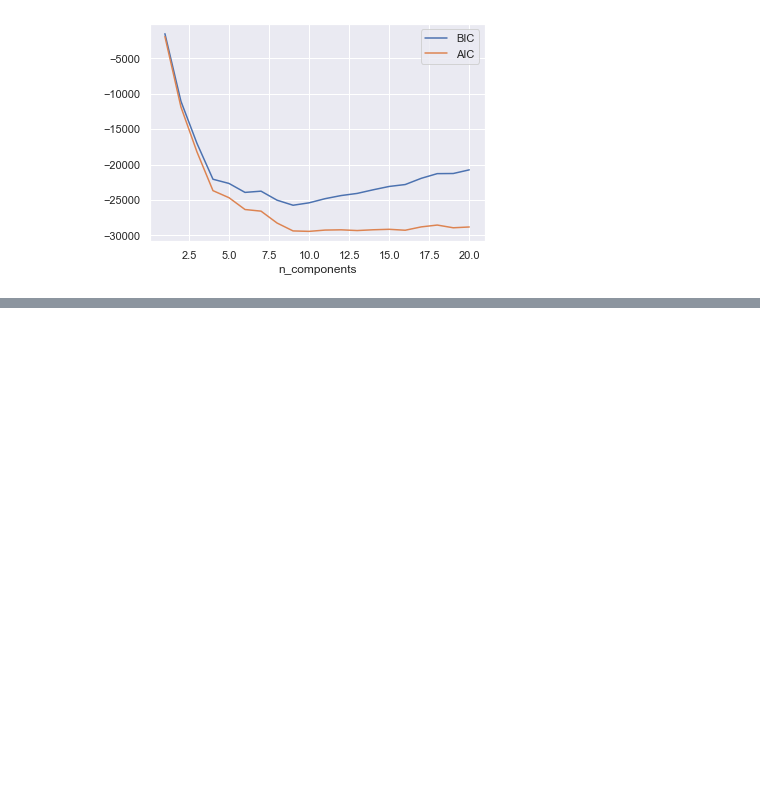
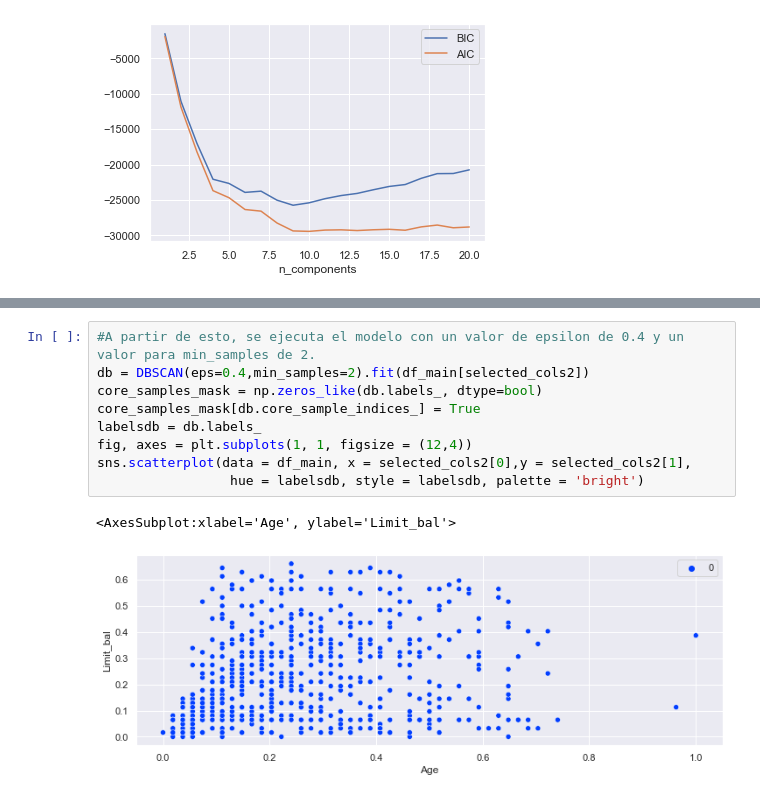
Before and after one commit to jdcardonap2019/BILab2, a Jupyter notebook: Lab2.ipynb, the cells around one changed output, grey strips where cells are left out. Saved outputs shown, nothing was run; the diff lists cells and outputs as text; blank space fills up the shorter version.

Commit message:
DBSCAN

```diff
--- a/Lab2.ipynb
+++ b/Lab2.ipynb
@@ -682,0 +740,12 @@ sns.scatterplot(data = df_main, x = selected_cols2[0],y = selected_cols2[1],
+# %%
+#A partir de esto, se ejecuta el modelo con un valor de epsilon de 0.4 y un valor para min_samples de 2.
+db = DBSCAN(eps=0.4,min_samples=2).fit(df_main[selected_cols2])
+core_samples_mask = np.zeros_like(db.labels_, dtype=bool)
+core_samples_mask[db.core_sample_indices_] = True
+labelsdb = db.labels_
+fig, axes = plt.subplots(1, 1, figsize = (12,4))
+sns.scatterplot(data = df_main, x = selected_cols2[0],y = selected_cols2[1],
+                 hue = labelsdb, style = labelsdb, palette = 'bright')
+# %% [output]
+<AxesSubplot:xlabel='Age', ylabel='Limit_bal'>
+[figure, added]
```
Also changed, not shown: parts of 16 cells of this notebook.
